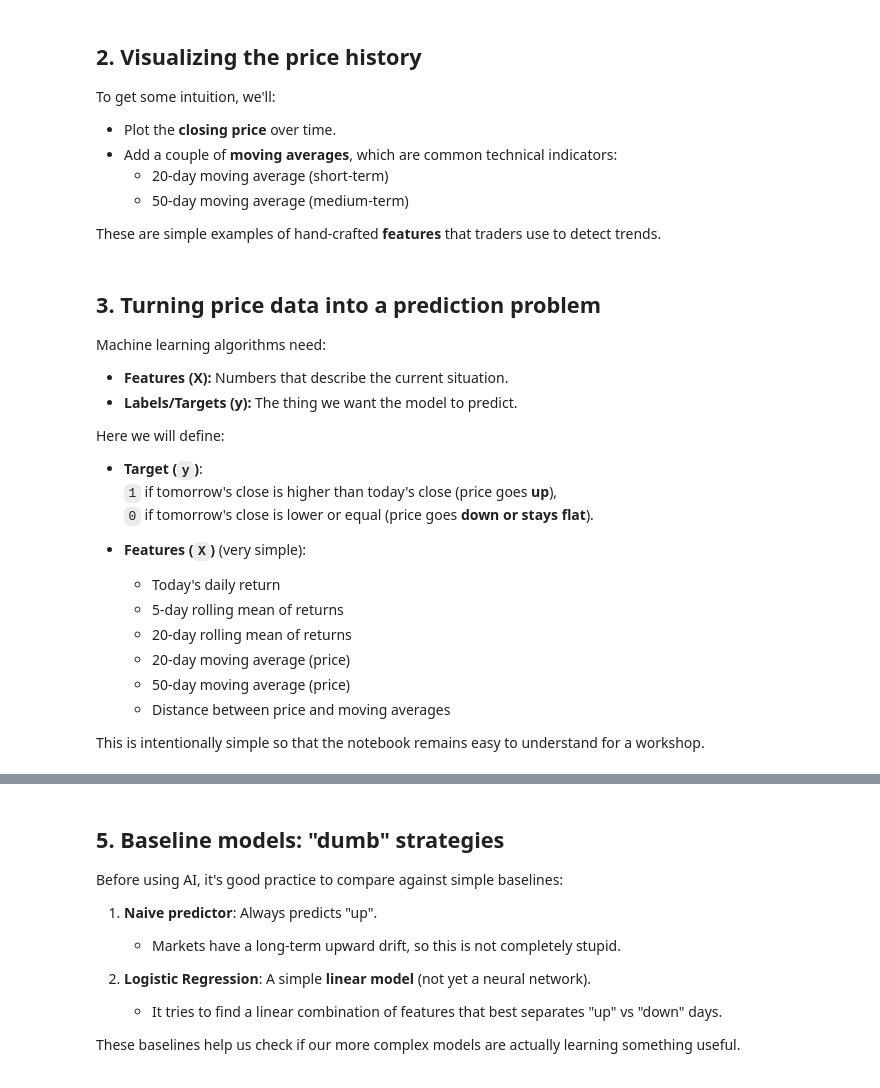
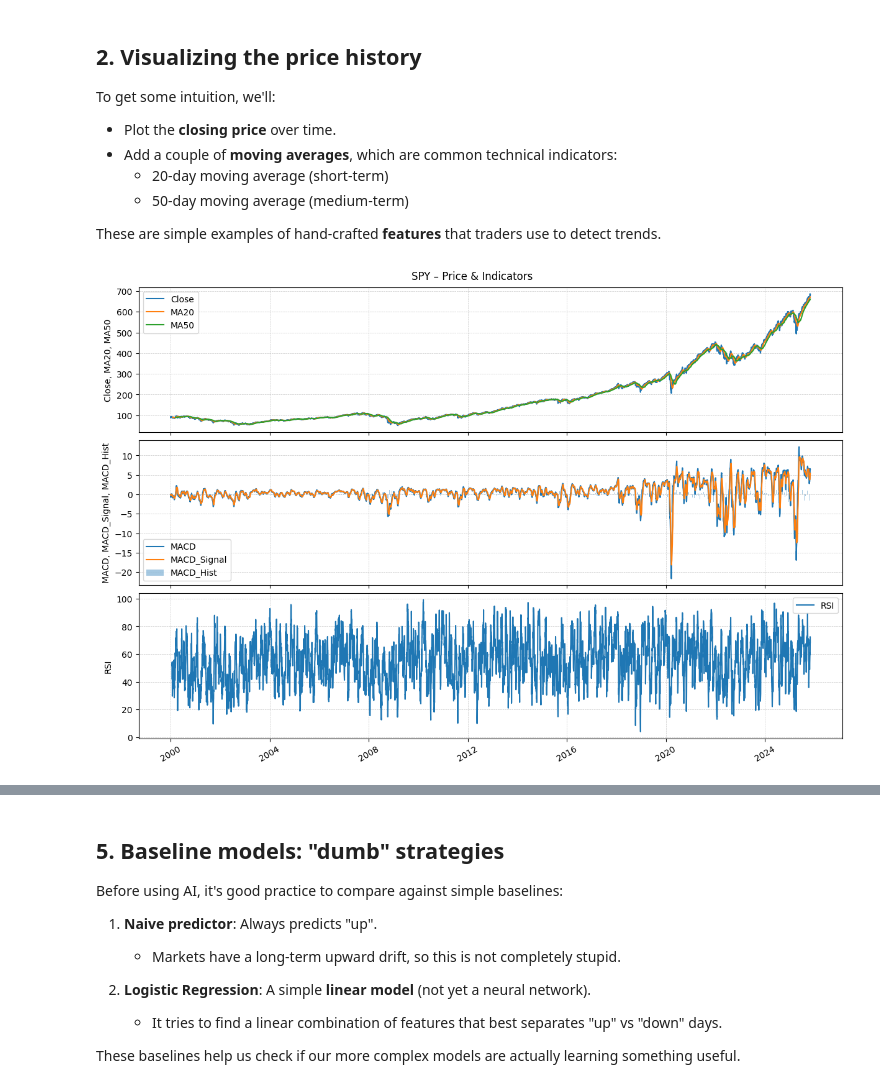
Before and after one commit to daleyadrichem/AutoTraderDemo, a Jupyter notebook: auto_trader.ipynb, the cells around one changed output, grey strips where cells are left out. Drawn from its saved outputs; the diff is of its cells as text; code cells hidden in the pictures.

```diff
--- a/auto_trader.ipynb
+++ b/auto_trader.ipynb
@@ -45,23 +36,3 @@ Below we define a **tiny Python module-like set of functions** that:
-# %%
-def download_price_data(ticker: str = "SPY", period: str = "2y", interval: str = "1d") -> pd.DataFrame:
-    """
-    Download historical OHLCV (Open, High, Low, Close, Volume) data using yfinance.
-
-    Args:
-        ticker: Ticker symbol, e.g. "SPY".
-        period: How far back to go (e.g. "1y", "2y", "5y", "max").
-        interval: Bar size, e.g. "1d", "1h", "15m".
-
-    Returns:
-        DataFrame with datetime index and columns: Open, High, Low, Close, Adj Close, Volume.
-    """
-    data = yf.download(ticker, period=period, interval=interval, auto_adjust=True)
-    data.dropna(inplace=True)
-    return data
-
-# Let's grab 2 years of daily data for SPY
-data = download_price_data("SPY", period="2y", interval="1d")
-data.head()
 # %% [markdown]
 ## 2. Visualizing the price history
 
@@ -73,38 +44,12 @@ To get some intuition, we'll:
 
 These are simple examples of hand-crafted **features** that traders use to detect trends.
 # %%
-# Compute moving averages
-data["MA20"] = data["Close"].rolling(window=20).mean()
-data["MA50"] = data["Close"].rolling(window=50).mean()
+data = download_price_data("SPY", start="2000-01-01", end="2025-11-01", interval="1d")
 
-# Plot
-plt.figure()
-plt.plot(data.index, data["Close"], label="Close")
-plt.plot(data.index, data["MA20"], label="MA 20")
-plt.plot(data.index, data["MA50"], label="MA 50")
-plt.title("SPY Price with 20- and 50-day Moving Averages")
-plt.xlabel("Date")
-plt.ylabel("Price")
-plt.legend()
+data_with_indicators = IndicatorEngineer(data).add_basic_demo_indicators().data
+
+plotter = IndicatorPlotter(data_with_indicators, price_col="Close")
+fig = plotter.plot_panels(title="SPY – Price & Indicators")
 plt.show()
+# %% [output]
+[figure, added]
-# %% [markdown]
-## 3. Turning price data into a prediction problem
-
-Machine learning algorithms need:
-- **Features (X):** Numbers that describe the current situation.
-- **Labels/Targets (y):** The thing we want the model to predict.
-
-Here we will define:
-- **Target (`y`)**:
-  `1` if tomorrow's close is higher than today's close (price goes **up**),
-  `0` if tomorrow's close is lower or equal (price goes **down or stays flat**).
-
-- **Features (`X`)** (very simple):
-  - Today's daily return
-  - 5-day rolling mean of returns
-  - 20-day rolling mean of returns
-  - 20-day moving average (price)
-  - 50-day moving average (price)
-  - Distance between price and moving averages
-
-This is intentionally simple so that the notebook remains easy to understand for a workshop.
```
Also changed, not shown: parts of 12 cells of this notebook, 15 other files.
